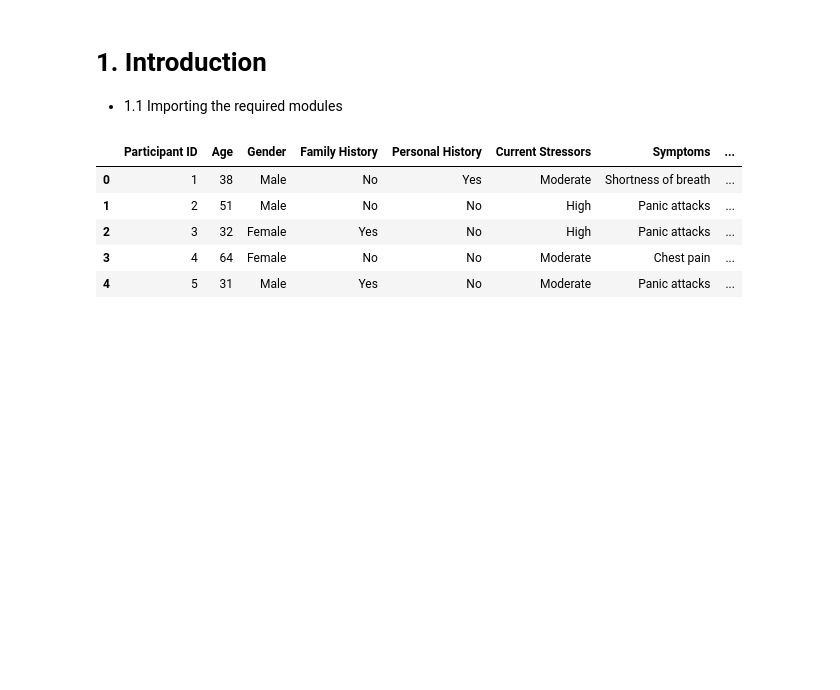
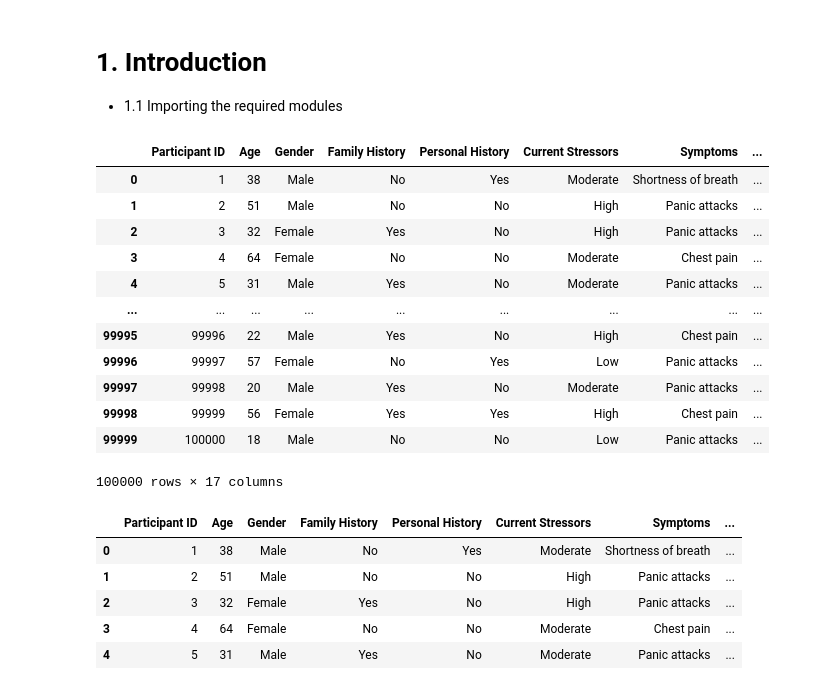
Before and after one commit to Vansh17555555/minor-1, a Jupyter notebook: M1.ipynb, the cells around one changed output. Cells and saved outputs as stored; diff of their text form; code cells hidden in the pictures; blank space fills up the shorter version.

```diff
--- a/M1.ipynb
+++ b/M1.ipynb
@@ -48,6 +48,21 @@ import seaborn as sns
 # %%
 train_df=pd.read_csv("./Dataset/panic_disorder_dataset_training.csv")
 test_df=pd.read_csv("./Dataset/panic_disorder_dataset_testing.csv")
+train_df
+# %% [output]
+|  | Participant ID | Age | Gender | Family History | Personal History | Current Stressors | Symptoms | ... |
+| 0 | 1 | 38 | Male | No | Yes | Moderate | Shortness of breath | ... |
+| 1 | 2 | 51 | Male | No | No | High | Panic attacks | ... |
+| 2 | 3 | 32 | Female | Yes | No | High | Panic attacks | ... |
+| 3 | 4 | 64 | Female | No | No | Moderate | Chest pain | ... |
+| 4 | 5 | 31 | Male | Yes | No | Moderate | Panic attacks | ... |
+| ... | ... | ... | ... | ... | ... | ... | ... | ... |
+| 99995 | 99996 | 22 | Male | Yes | No | High | Chest pain | ... |
+| 99996 | 99997 | 57 | Female | No | Yes | Low | Panic attacks | ... |
+| 99997 | 99998 | 20 | Male | Yes | No | Moderate | Panic attacks | ... |
+| 99998 | 99999 | 56 | Female | Yes | Yes | High | Chest pain | ... |
+| 99999 | 100000 | 18 | Male | No | No | Low | Panic attacks | ... |
+100000 rows × 17 columns
 # %%
 train_df.head()
 # %% [output]
```
Also changed, not shown: parts of 27 cells of this notebook.
